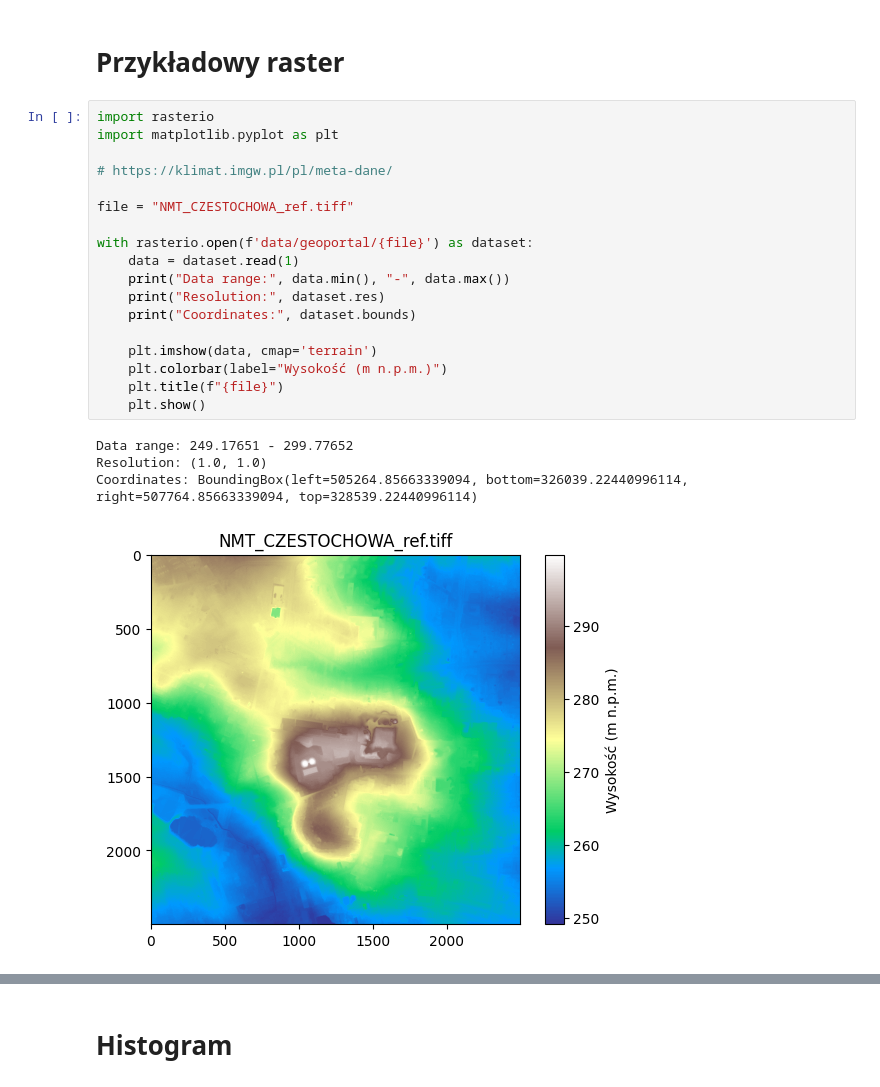
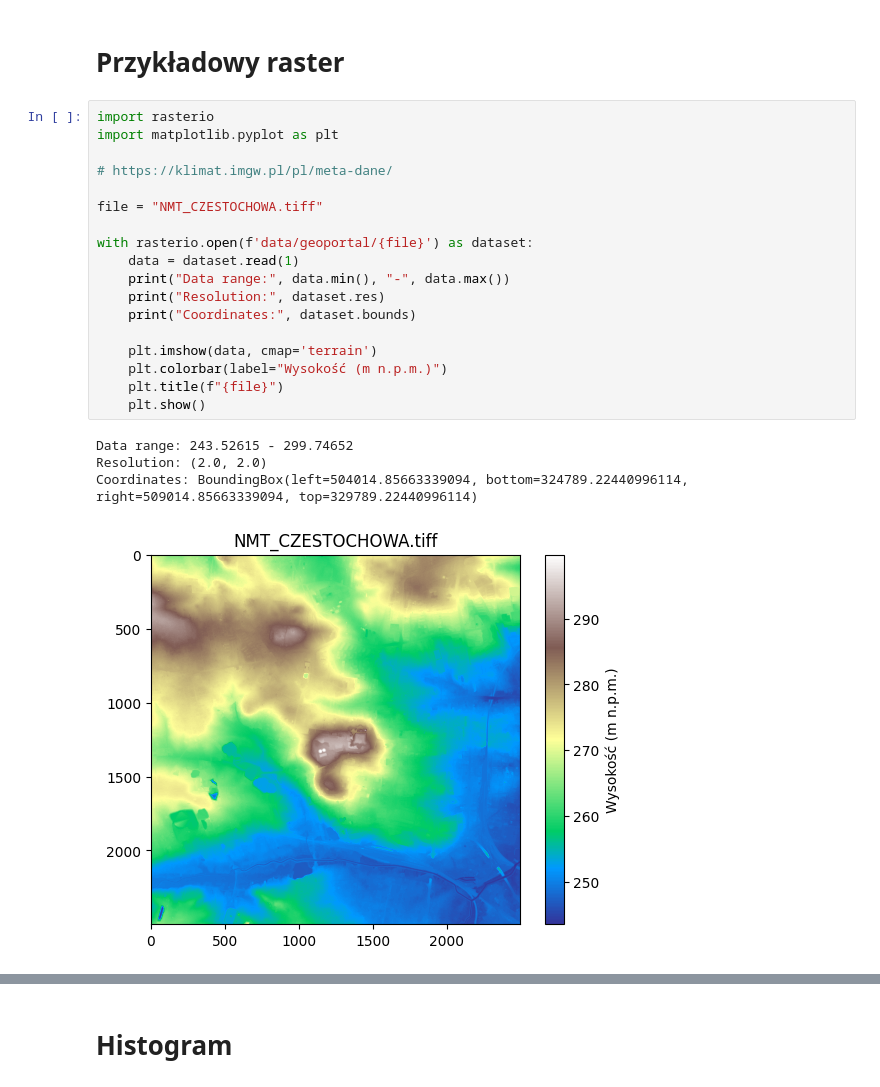
Before and after one commit to plmrr/microclimate-analysis, a Jupyter notebook: eda.ipynb, the cells around one changed output, grey strips where cells are left out. Saved outputs shown, nothing was run; the diff lists cells and outputs as text.

```diff
--- a/eda.ipynb
+++ b/eda.ipynb
@@ -3,26 +3,26 @@
 # %%
 import rasterio
 import matplotlib.pyplot as plt
 
 # https://klimat.imgw.pl/pl/meta-dane/
 
-file = "NMT_CZESTOCHOWA_ref.tiff"
+file = "NMT_CZESTOCHOWA.tiff"
 
 with rasterio.open(f'data/geoportal/{file}') as dataset:
     data = dataset.read(1)
     print("Data range:", data.min(), "-", data.max())
     print("Resolution:", dataset.res)
     print("Coordinates:", dataset.bounds)
 
     plt.imshow(data, cmap='terrain')
     plt.colorbar(label="Wysokość (m n.p.m.)")
     plt.title(f"{file}")
     plt.show()
 # %% [output]
-Data range: 249.17651 - 299.77652
-Resolution: (1.0, 1.0)
-Coordinates: BoundingBox(left=505264.85663339094, bottom=326039.22440996114, right=507764.85663339094, top=328539.22440996114)
+Data range: 243.52615 - 299.74652
+Resolution: (2.0, 2.0)
+Coordinates: BoundingBox(left=504014.85663339094, bottom=324789.22440996114, right=509014.85663339094, top=329789.22440996114)
-[figure, old version]
+[figure, new version]
 # %%
 import rasterio
 import matplotlib.pyplot as plt
```
Also changed, not shown: parts of 4 cells of this notebook.
